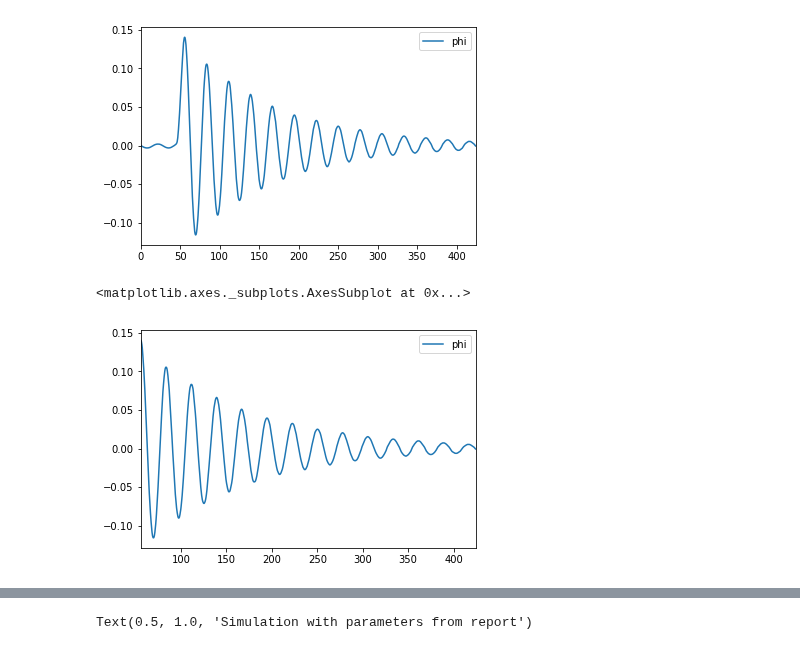
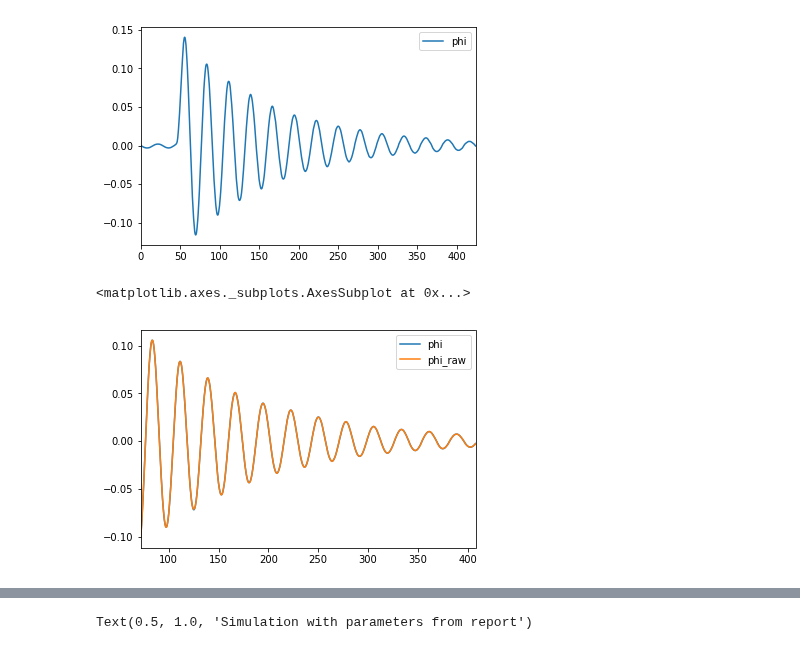
Before and after one commit to martinlarsalbert/rolldecay, a Jupyter notebook: notebooks/rolldecay/03.1_maa_roll_decay_test_system_identification.ipynb, the cells around one changed output, grey strips where cells are left out. Cells and saved outputs as stored; diff of their text form; code cells hidden in the pictures.

```diff
--- a/notebooks/rolldecay/03.1_maa_roll_decay_test_system_identification.ipynb
+++ b/notebooks/rolldecay/03.1_maa_roll_decay_test_system_identification.ipynb
@@ -29,8 +29,38 @@ df.plot(y='phi')
 # %%
 index = df['phi'].abs().idxmax()
 df_cut = df.loc[index:].copy()
+# %%
+from scipy import signal
+
+def butter_lowpass(cutoff, fs, order=5):
+    nyq = 0.5 * fs
+    normal_cutoff = cutoff / nyq
+    b, a = signal.butter(order, normal_cutoff, btype='low', analog=False)
+    return b, a
+
+def lowpass_filter(data, cutoff, fs, order=5):
+
+    if cutoff is None or order is None:
+        # Disabled filter:
+        return data
+
+    b, a = butter_lowpass(cutoff, fs, order=order)
+    #y = signal.lfilter(b, a, data)
+    y = signal.filtfilt(b, a, data)
+
+    return y
+# %%
+df_cut['phi_raw'] = df_cut['phi']
+# %%
+ts = np.mean(np.diff(df_cut.index))
+fs = 1/ts
+
+
+df_cut['phi'] = lowpass_filter(data=df_cut['phi_raw'], cutoff=0.1, fs=fs, order=5)
+# %%
+df_cut = df_cut.iloc[300:-300]
 # %%
-df_cut.plot(y='phi')
+df_cut.plot(y=['phi','phi_raw'])
 # %% [output]
 <matplotlib.axes._subplots.AxesSubplot at 0x...>
-[figure, old version]
+[figure, new version]
```
Also changed, not shown: parts of 21 cells of this notebook, 1 other file.
